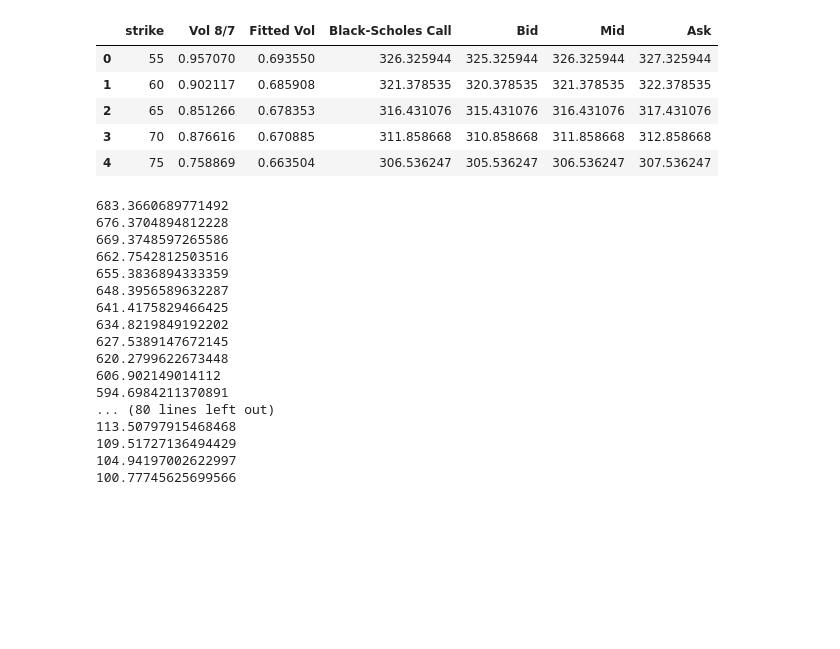
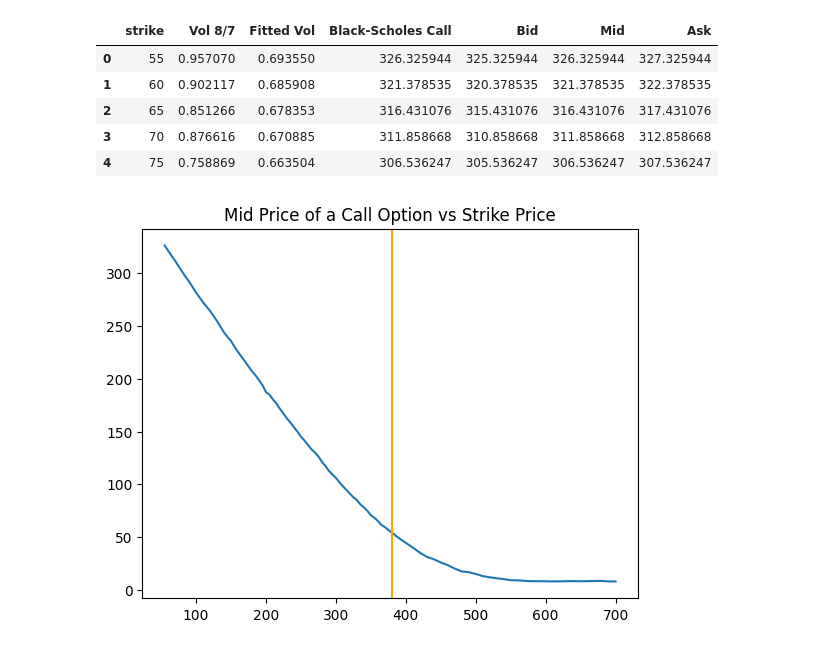
Before and after one commit to sash-wat/BUFN401, a Jupyter notebook: Homework3/HW3.ipynb, the cells around one changed output. Drawn from its saved outputs; the diff is of its cells as text; code cells hidden in the pictures; blank space fills up the shorter version.

```diff
--- a/Homework3/HW3.ipynb
+++ b/Homework3/HW3.ipynb
@@ -26,26 +33,11 @@ spread.head()
 | 2 | 65 | 0.851266 | 0.678353 | 316.431076 | 315.431076 | 316.431076 | 317.431076 |
 | 3 | 70 | 0.876616 | 0.670885 | 311.858668 | 310.858668 | 311.858668 | 312.858668 |
 | 4 | 75 | 0.758869 | 0.663504 | 306.536247 | 305.536247 | 306.536247 | 307.536247 |
-# %%
-def right_side(p, k):
-    return (stock + p - (k*math.exp(r*period)))
-for index, row in spread.iterrows():
-    print(right_side(row['Mid'], row['strike']))
-# %% [output]
-683.3660689771492
-676.3704894812228
-669.3748597265586
-662.7542812503516
-655.3836894333359
-648.3956589632287
-641.4175829466425
-634.8219849192202
-627.5389147672145
-620.2799622673448
-606.902149014112
-594.6984211370891
-... (80 lines left out)
-113.50797915468468
-109.51727136494429
-104.94197002622997
-100.77745625699566
+# %%
+plt.plot(spread['strike'], spread['Mid'])
+#plt.plot(spread['strike'], spread['Black-Scholes Call'])
+plt.title("Mid Price of a Call Option vs Strike Price")
+plt.axvline(x = stock, color = 'orange', label = 'axvline - full height')
+plt.show()
+# %% [output]
+[figure, added]
```
Also changed, not shown: parts of 5 cells of this notebook, 1 other file.
